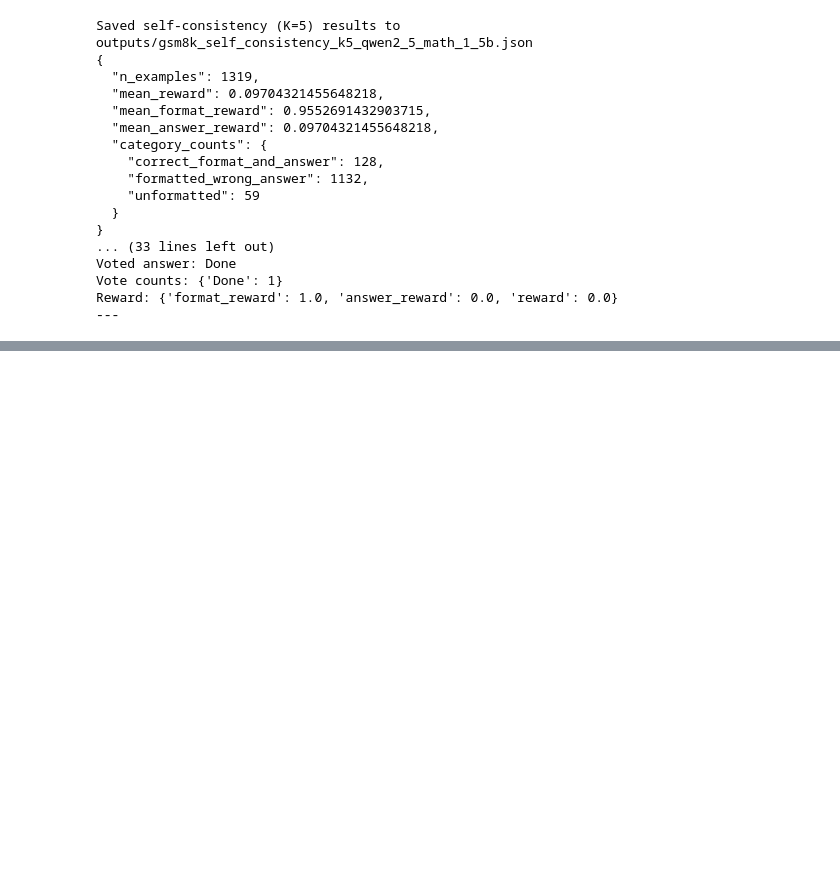
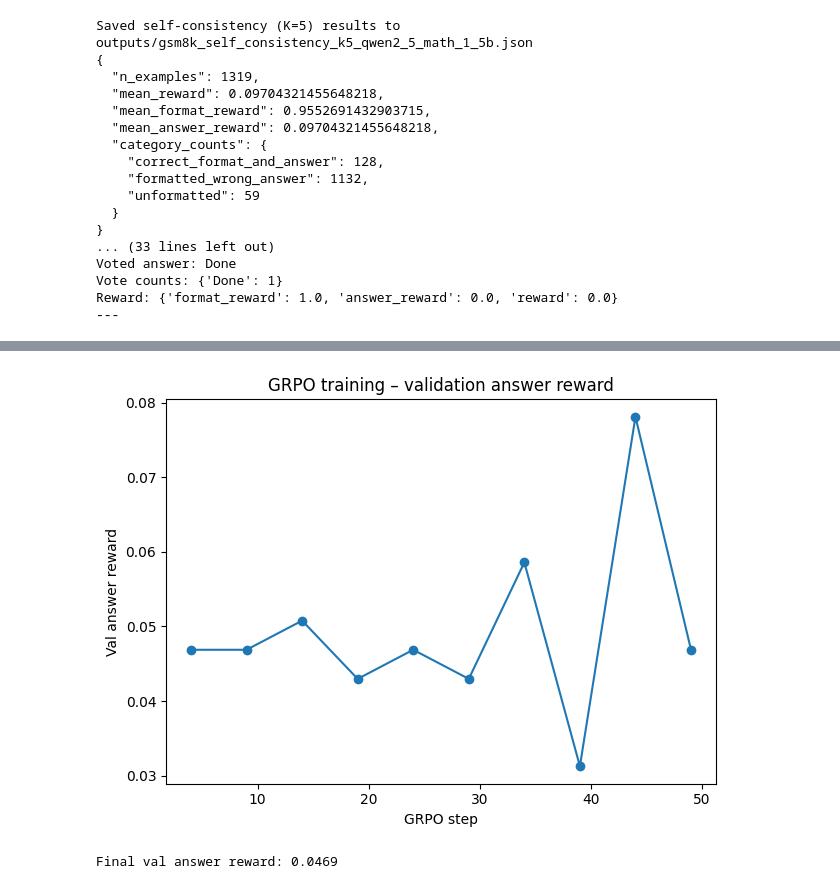
Before and after one commit to wduan10/cs148b_hw2, a Jupyter notebook: colab_setup.ipynb, the cells around one changed output, grey strips where cells are left out. Saved outputs shown, nothing was run; the diff lists cells and outputs as text; code cells hidden in the pictures; blank space fills up the shorter version.

```diff
--- a/colab_setup.ipynb
+++ b/colab_setup.ipynb
@@ -828,13 +804,39 @@ WARNING 05-10 02:52:47 [system_utils.py:157] We must use the `spawn` multiproces
 # %%
 # ── Section 3.5: Effect of std normalisation (normalize_by_std=False) ────────
 # We reload a fresh policy so the two runs are directly comparable.
-del policy
+from transformers import AutoModelForCausalLM, AutoTokenizer
+from vllm import LLM
+from alignment.grpo import train_grpo
+from alignment.eval import load_gsm8k_examples, build_prompts, DEFAULT_MODEL_NAME
+from alignment.rewards import answer_tag_reward_fn
+from alignment.prompts import COT_PROMPT_TEMPLATE
+
+# Load train + val splits.
+gsm8k_train = load_gsm8k_examples("train")
+gsm8k_val   = load_gsm8k_examples("test")[:256]
+
+prompts_train = build_prompts(gsm8k_train, COT_PROMPT_TEMPLATE)
+prompts_val   = build_prompts(gsm8k_val,   COT_PROMPT_TEMPLATE)
+
+# Destroy any prior vLLM instance so its GPU allocation is fully released.
+try:
+    del qwen
+except NameError:
+    pass
 gc.collect()
 torch.cuda.empty_cache()
 
+# Load HF policy FIRST so its footprint is visible when vLLM sizes its KV cache.
+# Qwen 2.5-Math-1.5B in bfloat16 ≈ 3 GB; Adam states add ~12 GB → ~15 GB total.
 policy_nostd = AutoModelForCausalLM.from_pretrained(
     DEFAULT_MODEL_NAME, torch_dtype=torch.bfloat16
 ).to(DEVICE)
+tokenizer = AutoTokenizer.from_pretrained(DEFAULT_MODEL_NAME)
+
+# Init vLLM at 75 % utilisation: ~59 GB for KV cache on an 80 GB A100.
+# 59 GB (vLLM) + 15 GB (HF + Adam) = 74 GB < 80 GB, so both coexist comfortably.
+qwen = LLM(model=DEFAULT_MODEL_NAME, gpu_memory_utilization=0.75)
+
 
 history_nostd = train_grpo(
     policy=policy_nostd,
@@ -877,7 +879,6 @@ plt.ylabel("Val answer reward")
 plt.title("GRPO: effect of std normalisation on validation reward")
 plt.legend()
 plt.tight_layout()
-plt.savefig("outputs/grpo_std_comparison_reward.png", dpi=150)
 plt.show()
 
 # ── Overlay gradient-norm curves (stability indicator) ────────────────────────
@@ -894,7 +895,6 @@ plt.ylabel("Gradient norm")
 plt.title("GRPO: gradient norm over training (stability)")
 plt.legend()
 plt.tight_layout()
-plt.savefig("outputs/grpo_std_comparison_gradnorm.png", dpi=150)
 plt.show()
 
 print(f"Final val answer reward (std norm):    {val_rewards_std[-1]:.4f}")
@@ -903,0 +934,16 @@ print(f"Mean grad norm (no std norm): {sum(grad_norms_no)/len(grad_norms_no):.4f
+# %%
+# ── Plot validation reward curve ──────────────────────────────────────────────
+val_steps_nostd   = [v["step"] for v in history_nostd["val"]]
+val_rewards_nostd = [v["val_mean_answer_reward"] for v in history_nostd["val"]]
+
+plt.figure()
+plt.plot(val_steps_nostd, val_rewards_nostd, marker="o")
+plt.xlabel("GRPO step")
+plt.ylabel("Val answer reward")
+plt.title("GRPO training – validation answer reward")
+plt.tight_layout()
+plt.show()
+print(f"Final val answer reward: {val_rewards_nostd[-1]:.4f}")
+# %% [output]
+[figure, added]
+Final val answer reward: 0.0469
```
Also changed, not shown: parts of 6 cells of this notebook.
